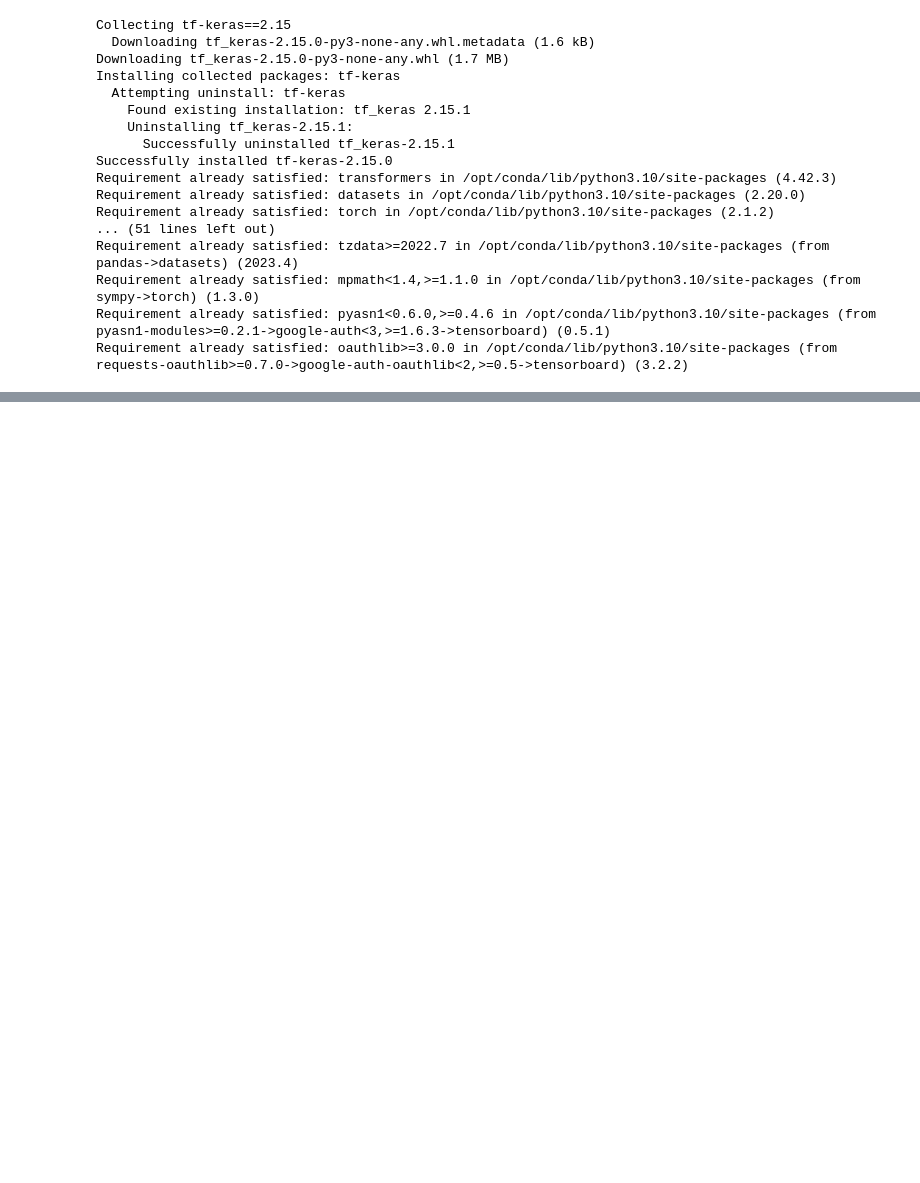
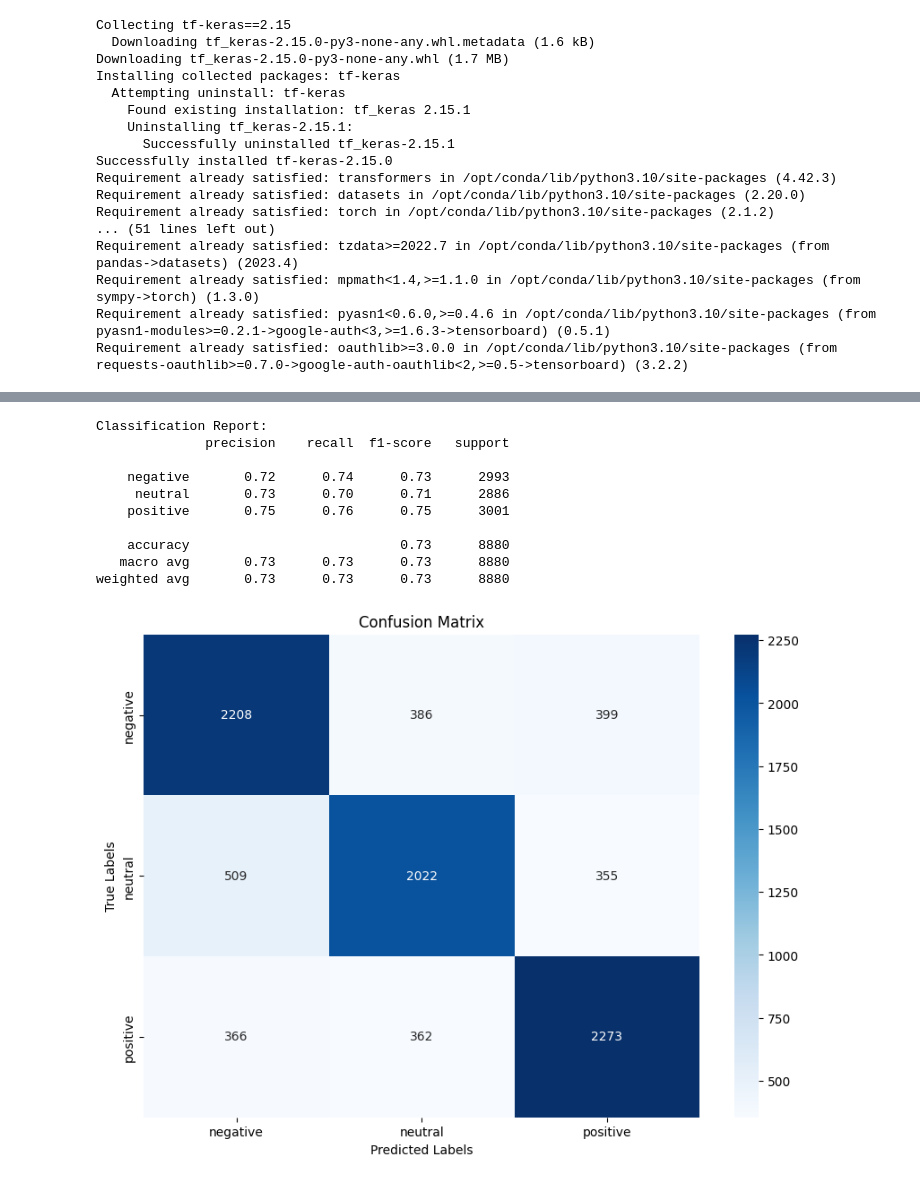
Before and after one commit to anasnofal/kaggle-notebooks-, a Jupyter notebook: notebook8040b39d10.ipynb, the cells around one changed output, grey strips where cells are left out. Saved outputs shown, nothing was run; the diff lists cells and outputs as text; code cells hidden in the pictures; blank space fills up the shorter version.

```diff
--- a/notebook8040b39d10.ipynb
+++ b/notebook8040b39d10.ipynb
@@ -437,0 +438,52 @@ print(eval_results)
+# %%
+from transformers import Trainer
+from sklearn.metrics import confusion_matrix, classification_report
+import matplotlib.pyplot as plt
+import seaborn as sns
+import numpy as np
+import torch
+
+# Assuming you have a trained `trainer` object and `test_dataset`
+
+# 1. Get predictions from the model
+predictions = trainer.predict(test_dataset)
+
+# 2. Extract logits and convert to predicted labels
+logits = predictions.predictions
+predicted_labels = np.argmax(logits, axis=1)
+
+# 3. Get true labels from the dataset
+true_labels = test_dataset.labels
+
+# Convert tensors to numpy arrays if necessary
+if isinstance(true_labels, torch.Tensor):
+    true_labels = true_labels.numpy()
+
+# 4. Compute the confusion matrix
+conf_matrix = confusion_matrix(true_labels, predicted_labels)
+
+# 5. Print the classification report
+target_names = ['negative', 'neutral', 'positive']
+report = classification_report(true_labels, predicted_labels, target_names=target_names)
+print("Classification Report:")
+print(report)
+
+# 6. Plot the confusion matrix
+plt.figure(figsize=(10, 7))
+sns.heatmap(conf_matrix, annot=True, fmt='d', cmap='Blues', xticklabels=target_names, yticklabels=target_names)
+plt.xlabel('Predicted Labels')
+plt.ylabel('True Labels')
+plt.title('Confusion Matrix')
+plt.show()
+# %% [output]
+Classification Report:
+              precision    recall  f1-score   support
+
+    negative       0.72      0.74      0.73      2993
+     neutral       0.73      0.70      0.71      2886
+    positive       0.75      0.76      0.75      3001
+
+    accuracy                           0.73      8880
+   macro avg       0.73      0.73      0.73      8880
+weighted avg       0.73      0.73      0.73      8880
+[figure, added]
```
Also changed, not shown: parts of 9 cells of this notebook.
